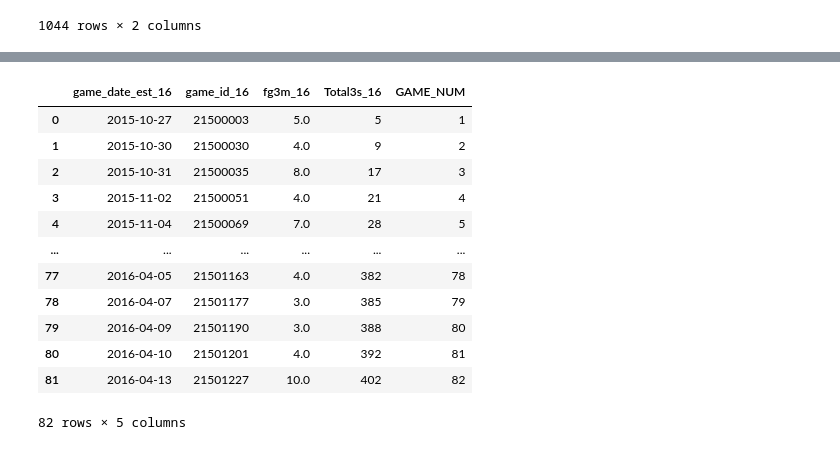
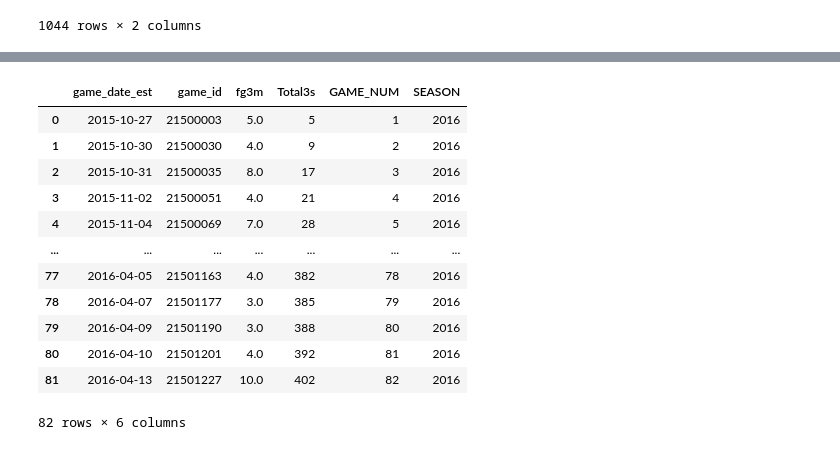
Before and after one commit to darionguan/Data-Analytics-Projects, a Jupyter notebook: Golden State Warriors Analysis (code only)/Curry_Analysis.ipynb, the cells around one changed output, grey strips where cells are left out. Saved outputs shown, nothing was run; the diff lists cells and outputs as text; code cells hidden in the pictures.

```diff
--- a/Golden State Warriors Analysis (code only)/Curry_Analysis.ipynb
+++ b/Golden State Warriors Analysis (code only)/Curry_Analysis.ipynb
@@ -156,55 +159,58 @@ curry_15_df
 # %%
 # Query
 q = """
-SELECT s.GAME_DATE_EST AS game_date_est_16,
-        s.GAME_ID AS game_id_16,
-        c.FG3M AS fg3m_16
+SELECT s.GAME_DATE_EST AS game_date_est,
+        s.GAME_ID AS game_id,
+        c.FG3M AS fg3m
 FROM sixteen_df AS s
 INNER JOIN curry AS c
     ON s.GAME_ID = c.GAME_ID
 """
 
 curry_16_df = psql.sqldf(q)
 
 # Convert to datetime format
-curry_16_df['game_date_est_16'] = pd.to_datetime(curry_16_df['game_date_est_16'], format='%Y-%m-%d')
-curry_16_df = curry_16_df.sort_values(by='game_date_est_16')
+curry_16_df['game_date_est'] = pd.to_datetime(curry_16_df['game_date_est'], format='%Y-%m-%d')
+curry_16_df = curry_16_df.sort_values(by='game_date_est')
 
 # Drop duplicates
 curry_16_df = curry_16_df.drop_duplicates()
 
 # Fill NaN (DNP) with 0s
-curry_16_df['fg3m_16'] = curry_16_df['fg3m_16'].fillna(0)
+curry_16_df['fg3m'] = curry_16_df['fg3m'].fillna(0)
 
 # Cumulate 3s made
-curry_16_df['Total3s_16'] = curry_16_df['fg3m_16'].cumsum()
+curry_16_df['Total3s'] = curry_16_df['fg3m'].cumsum()
 
 # Convert Total3s to int
-curry_16_df['Total3s_16'] = curry_16_df['Total3s_16'].astype(int)
+curry_16_df['Total3s'] = curry_16_df['Total3s'].astype(int)
 
 # Create GAME_NUM
 curry_16_df['GAMES'] = 1
 curry_16_df['GAME_NUM'] = curry_16_df['GAMES'].cumsum()
 curry_16_df = curry_16_df.drop(['GAMES'], axis=1)
+
+# Create SEASON column
+curry_16_df['SEASON'] = 2016
 
 # Reset index
 curry_16_df = curry_16_df.reset_index(drop=True)
 
 curry_16_df
 
 # Convert to csv
-# curry_16_df.to_csv('curry_16.csv', index=False)
+# curry_16_df.to_csv('curry.csv', index=False)
 # %% [output]
-|  | game_date_est_16 | game_id_16 | fg3m_16 | Total3s_16 | GAME_NUM |
-| 0 | 2015-10-27 | 21500003 | 5.0 | 5 | 1 |
-| 1 | 2015-10-30 | 21500030 | 4.0 | 9 | 2 |
-| 2 | 2015-10-31 | 21500035 | 8.0 | 17 | 3 |
-| 3 | 2015-11-02 | 21500051 | 4.0 | 21 | 4 |
-| 4 | 2015-11-04 | 21500069 | 7.0 | 28 | 5 |
-| ... | ... | ... | ... | ... | ... |
-| 77 | 2016-04-05 | 21501163 | 4.0 | 382 | 78 |
-| 78 | 2016-04-07 | 21501177 | 3.0 | 385 | 79 |
-| 79 | 2016-04-09 | 21501190 | 3.0 | 388 | 80 |
-| 80 | 2016-04-10 | 21501201 | 4.0 | 392 | 81 |
-| 81 | 2016-04-13 | 21501227 | 10.0 | 402 | 82 |
+|  | game_date_est | game_id | fg3m | Total3s | GAME_NUM | SEASON |
+| 0 | 2015-10-27 | 21500003 | 5.0 | 5 | 1 | 2016 |
+| 1 | 2015-10-30 | 21500030 | 4.0 | 9 | 2 | 2016 |
+| 2 | 2015-10-31 | 21500035 | 8.0 | 17 | 3 | 2016 |
+| 3 | 2015-11-02 | 21500051 | 4.0 | 21 | 4 | 2016 |
+| 4 | 2015-11-04 | 21500069 | 7.0 | 28 | 5 | 2016 |
+| ... | ... | ... | ... | ... | ... | ... |
+| 77 | 2016-04-05 | 21501163 | 4.0 | 382 | 78 | 2016 |
+| 78 | 2016-04-07 | 21501177 | 3.0 | 385 | 79 | 2016 |
+| 79 | 2016-04-09 | 21501190 | 3.0 | 388 | 80 | 2016 |
+| 80 | 2016-04-10 | 21501201 | 4.0 | 392 | 81 | 2016 |
+| 81 | 2016-04-13 | 21501227 | 10.0 | 402 | 82 | 2016 |
-82 rows × 5 columns
+82 rows × 6 columns
```
Also changed, not shown: parts of 3 cells of this notebook.
